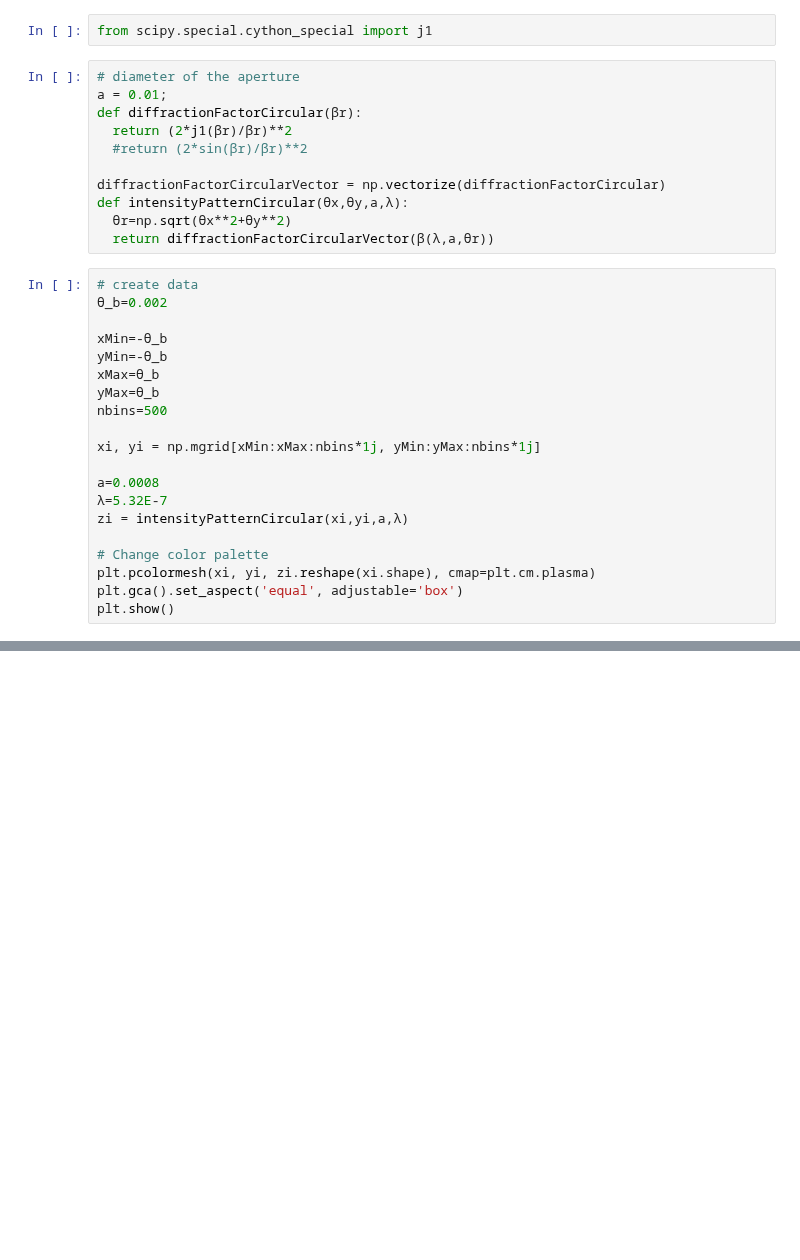
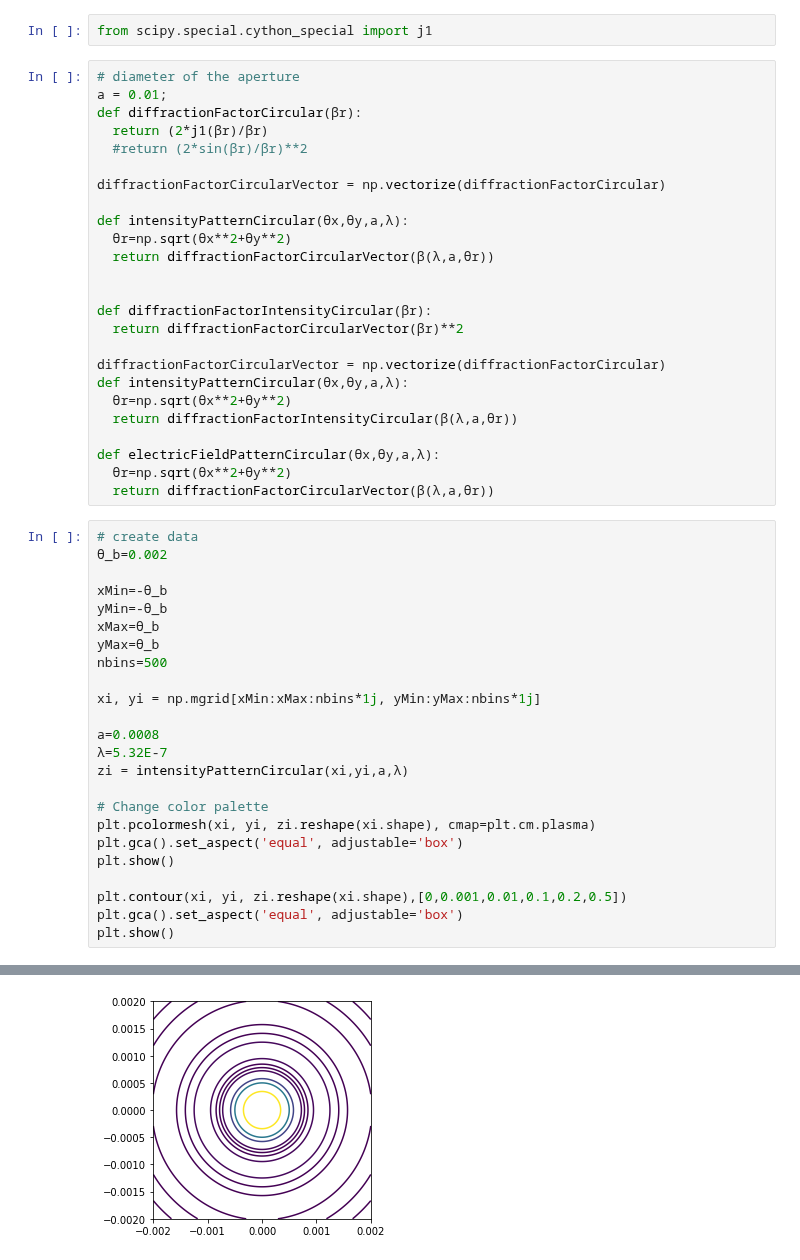
Before and after one commit to veillette/jupyterNotebooks, a Jupyter notebook: DiffractionAndInterference.ipynb, the cells around one changed output, grey strips where cells are left out. Drawn from its saved outputs; the diff is of its cells as text; blank space fills up the shorter version.

Commit message:
Define E field as well

```diff
--- a/DiffractionAndInterference.ipynb
+++ b/DiffractionAndInterference.ipynb
@@ -81,32 +81,51 @@ from scipy.special.cython_special import j1
 # diameter of the aperture
 a = 0.01;
 def diffractionFactorCircular(βr):
-  return (2*j1(βr)/βr)**2
+  return (2*j1(βr)/βr)
   #return (2*sin(βr)/βr)**2
+
+diffractionFactorCircularVector = np.vectorize(diffractionFactorCircular)
+
+def intensityPatternCircular(θx,θy,a,λ):
+  θr=np.sqrt(θx**2+θy**2)
+  return diffractionFactorCircularVector(β(λ,a,θr))
+
+
+def diffractionFactorIntensityCircular(βr):
+  return diffractionFactorCircularVector(βr)**2
 
 diffractionFactorCircularVector = np.vectorize(diffractionFactorCircular)
 def intensityPatternCircular(θx,θy,a,λ):
   θr=np.sqrt(θx**2+θy**2)
+  return diffractionFactorIntensityCircular(β(λ,a,θr))
+
+def electricFieldPatternCircular(θx,θy,a,λ):
+  θr=np.sqrt(θx**2+θy**2)
   return diffractionFactorCircularVector(β(λ,a,θr))
 # %%
 # create data
 θ_b=0.002
 
 xMin=-θ_b
 yMin=-θ_b
 xMax=θ_b
 yMax=θ_b
 nbins=500
 
 xi, yi = np.mgrid[xMin:xMax:nbins*1j, yMin:yMax:nbins*1j]
 
 a=0.0008
 λ=5.32E-7
 zi = intensityPatternCircular(xi,yi,a,λ)
 
 # Change color palette
 plt.pcolormesh(xi, yi, zi.reshape(xi.shape), cmap=plt.cm.plasma)
 plt.gca().set_aspect('equal', adjustable='box')
 plt.show()
+
+plt.contour(xi, yi, zi.reshape(xi.shape),[0,0.001,0.01,0.1,0.2,0.5])
+plt.gca().set_aspect('equal', adjustable='box')
+plt.show()
 # %% [output]
 [figure]
+[figure, added]
```
